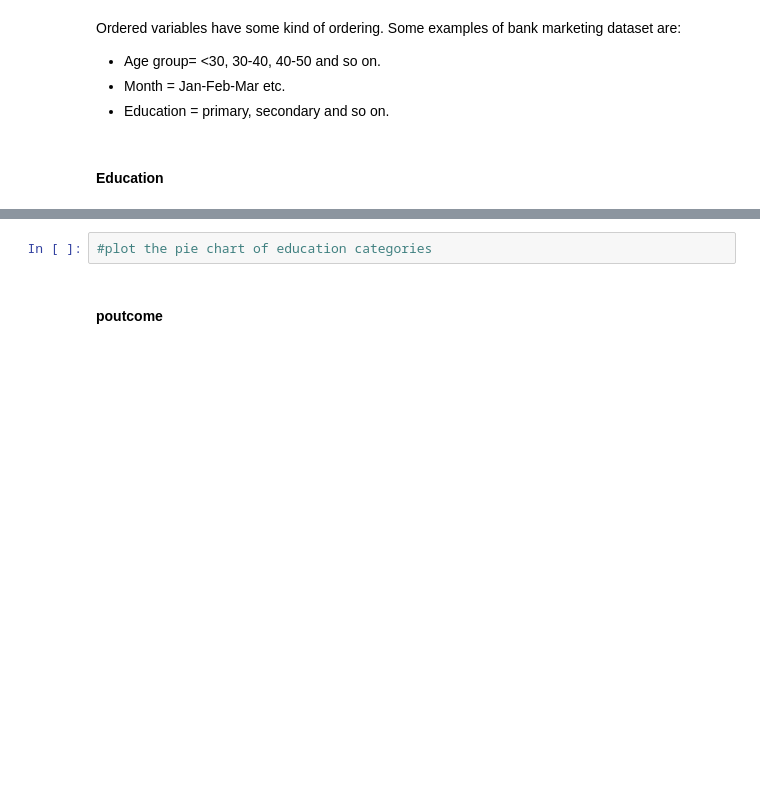
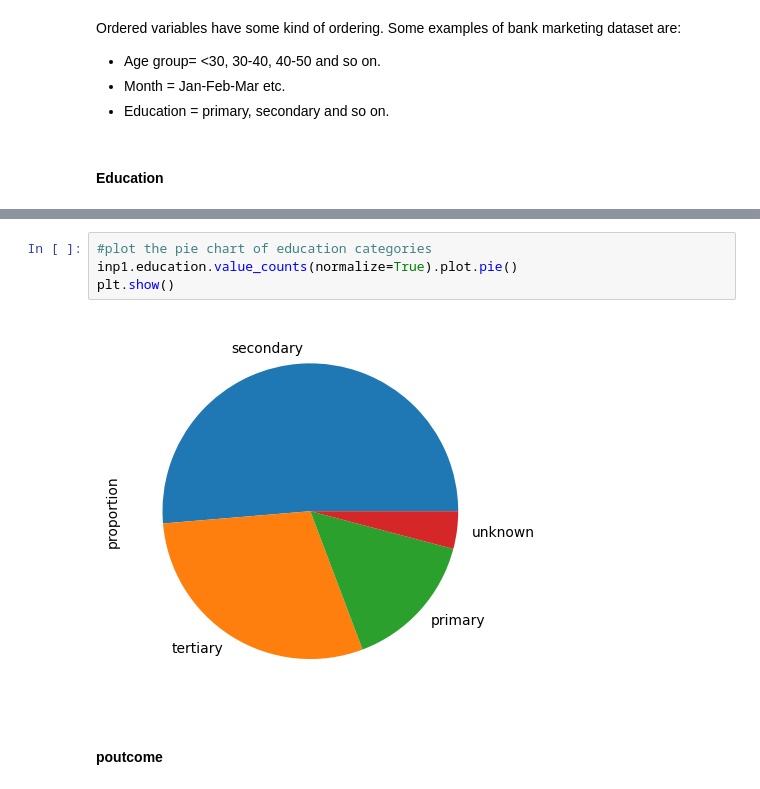
Before and after one commit to tanvir0102/ms-data-science, a Jupyter notebook: C2-ExploratoryDataAnalysis/Bank_Marketing_Campaign_EDA_blank_notebook.ipynb, the cells around one changed output, grey strips where cells are left out. Drawn from its saved outputs; the diff is of its cells as text; blank space fills up the shorter version.

```diff
--- a/C2-ExploratoryDataAnalysis/Bank_Marketing_Campaign_EDA_blank_notebook.ipynb
+++ b/C2-ExploratoryDataAnalysis/Bank_Marketing_Campaign_EDA_blank_notebook.ipynb
@@ -546,5 +676,9 @@ Ordered variables have some kind of ordering. Some examples of bank marketing da
 # %%
 #plot the pie chart of education categories
+inp1.education.value_counts(normalize=True).plot.pie()
+plt.show()
+# %% [output]
+[figure, added]
 # %% [markdown]
 #### poutcome
 # %%
```
Also changed, not shown: parts of 74 cells of this notebook, 2 other files.
